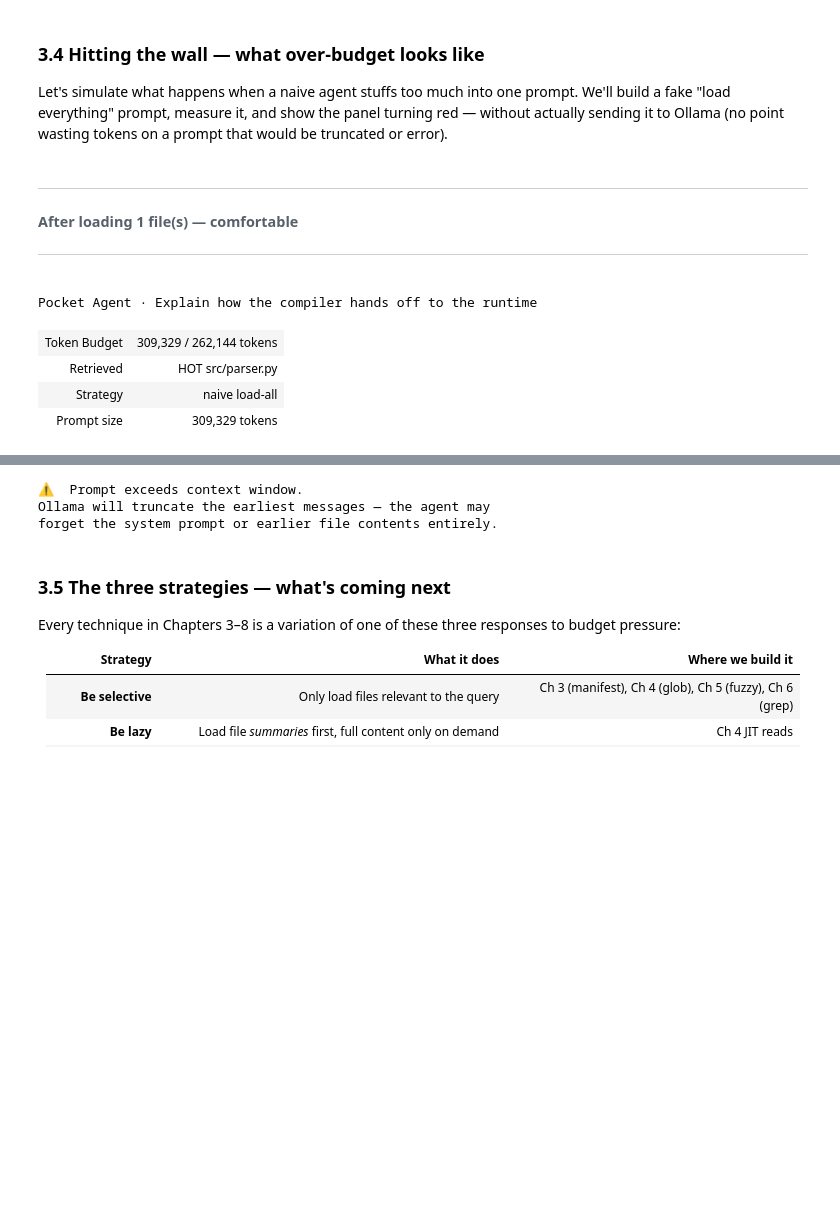
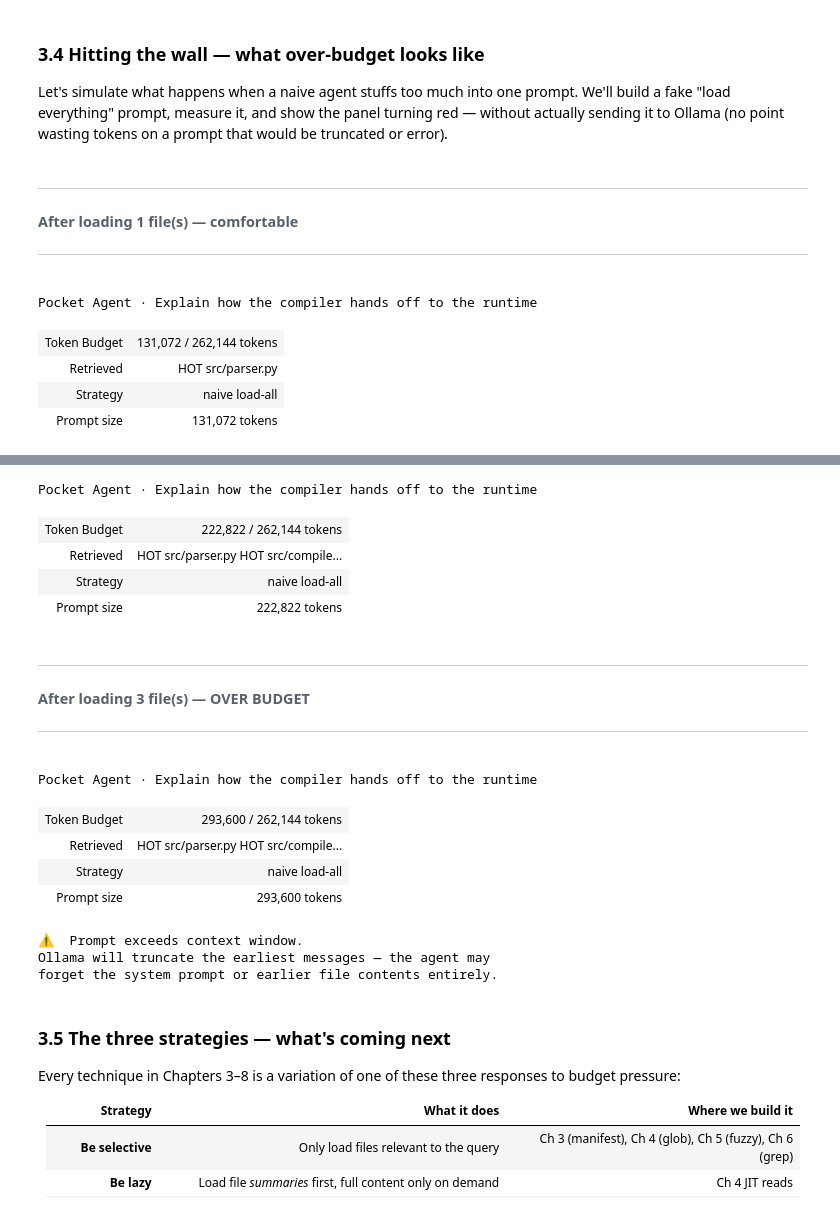
Before and after one commit to alankarmisra/pocket-agent, a Jupyter notebook: pocket_agent.ipynb, the cells around one changed output, grey strips where cells are left out. Cells and saved outputs as stored; diff of their text form; code cells hidden in the pictures; blank space fills up the shorter version.

```diff
--- a/pocket_agent.ipynb
+++ b/pocket_agent.ipynb
@@ -114,6 +115,8 @@ unless you want to point the agent at a different folder (`REPO_ROOT`) or swap m
 ## Global Configuration
 # %%
 # ── Known context windows — add your model here if it's missing ──────────────
+import os
+
 _CONTEXT_WINDOWS = {
     "qwen3-coder-next": 262144,
     "qwen3-coder":      131072,
@@ -142,6 +145,10 @@ if _base not in _CONTEXT_WINDOWS:
     print(f"  Run: ollama show {OLLAMA_MODEL}  and look for 'context length'")
 TOKEN_BUDGET = _CONTEXT_WINDOWS.get(_base, 32768)  # default 32K if model not in table
 
+# Cap num_ctx to what the running Ollama server actually accepts;
+# override with OLLAMA_NUM_CTX env var if needed.
+SAFE_NUM_CTX = int(os.getenv("OLLAMA_NUM_CTX", str(TOKEN_BUDGET)))
+
 print(f"Model        : {OLLAMA_MODEL}")
 print(f"Embed model  : {OLLAMA_EMBED}")
 print(f"Token budget : {TOKEN_BUDGET:,}")
@@ -458,7 +430,7 @@ show_panel(
 )
 
 print("\nSending query to Ollama…\n")
-reply, tokens_used = chat_continued(messages)
+reply, tokens_used = chat(messages)
 
 show_rule("After LLM call")
 show_panel(
@@ -595,7 +572,7 @@ for i, question in enumerate(TURNS, start=1):
         prompt_size  = prompt_size,
     )
 
-    reply, tokens_used = chat_continued(messages)
+    reply, tokens_used = chat(messages)
     messages.append({"role": "assistant", "content": reply})
 
     show_rule(f"Turn {i} — after call")
@@ -747,51 +724,49 @@ def _simulate_overbudget() -> None:
     Build a hypothetical prompt that exceeds TOKEN_BUDGET and show
     the panel at 50 %, 85 %, and 110 % capacity — no LLM call needed.
     """
-    # Synthetic file list — imagine a mid-size Python project
+    # Each file is a *fraction* of the budget so accumulation crosses 100 %
+    # gradually: file 1 → ~50 %, file 2 → ~85 %, file 3 → ~112 %
     fake_files = [
-        {"name": "src/parser.py",      "tokens": int(TOKEN_BUDGET * 1.18)},
-        {"name": "src/compiler.py",    "tokens": int(TOKEN_BUDGET * 1.22)},
-        {"name": "src/runtime.py",     "tokens": int(TOKEN_BUDGET * 1.20)},
-        {"name": "tests/test_parser.py","tokens": int(TOKEN_BUDGET * 1.15)},
-        {"name": "docs/architecture.md","tokens": int(TOKEN_BUDGET * 1.12)},
-        {"name": "README.md",          "tokens": int(TOKEN_BUDGET * 1.08)},
-        {"name": "setup.py",           "tokens": int(TOKEN_BUDGET * 1.05)},
+        {"name": "src/parser.py",       "tokens": int(TOKEN_BUDGET * 0.50)},
+        {"name": "src/compiler.py",     "tokens": int(TOKEN_BUDGET * 0.35)},
+        {"name": "src/runtime.py",      "tokens": int(TOKEN_BUDGET * 0.27)},
+        {"name": "tests/test_parser.py","tokens": int(TOKEN_BUDGET * 0.20)},
     ]
 
     loaded_files = []
     accumulated  = 0
     query        = "Explain how the compiler hands off to the runtime"
 
     for i, f in enumerate(fake_files):
         accumulated += f["tokens"]
         loaded_files.append({"path": f["name"], "hot": True})
 
         pct = accumulated / TOKEN_BUDGET
         label = (
-            "comfortable" if pct < 1.6 else
-            "warning"     if pct < 1.85 else
+            "comfortable" if pct < 0.70 else
+            "warning"     if pct < 1.00 else
             "OVER BUDGET"
         )
         show_rule(f"After loading {i+1} file(s) — {label}")
         show_panel(
             query        = query,
             token_used   = accumulated,
             files        = loaded_files,
             strategy     = "naive load-all",
             prompt_size  = accumulated,
         )
 
         if accumulated > TOKEN_BUDGET:
             print("\n⚠  Prompt exceeds context window.")
             print("Ollama will truncate the earliest messages — the agent may")
             print("forget the system prompt or earlier file contents entirely.\n")
             break
 
 _simulate_overbudget()
 # %% [output]
 After loading 1 file(s) — comfortable
 Pocket Agent · Explain how the compiler hands off to the runtime
-| Token Budget | 309,329 / 262,144 tokens |
+| Token Budget | 131,072 / 262,144 tokens |
 | Retrieved | HOT src/parser.py |
 | Strategy | naive load-all |
-| Prompt size | 309,329 tokens |
+| Prompt size | 131,072 tokens |
@@ -798,6 +774,17 @@ Pocket Agent · Explain how the compiler hands off to the runtime
-⚠  Prompt exceeds context window.
-Ollama will truncate the earliest messages — the agent may
-forget the system prompt or earlier file contents entirely.
+Pocket Agent · Explain how the compiler hands off to the runtime
+| Token Budget | 222,822 / 262,144 tokens |
+| Retrieved | HOT src/parser.py HOT src/compile... |
+| Strategy | naive load-all |
+| Prompt size | 222,822 tokens |
+After loading 3 file(s) — OVER BUDGET
+Pocket Agent · Explain how the compiler hands off to the runtime
+| Token Budget | 293,600 / 262,144 tokens |
+| Retrieved | HOT src/parser.py HOT src/compile... |
+| Strategy | naive load-all |
+| Prompt size | 293,600 tokens |
+⚠  Prompt exceeds context window.
+Ollama will truncate the earliest messages — the agent may
+forget the system prompt or earlier file contents entirely.
 # %% [markdown]
 ### 3.5 The three strategies — what's coming next
 
```
Also changed, not shown: parts of 79 cells of this notebook, 3 other files.
